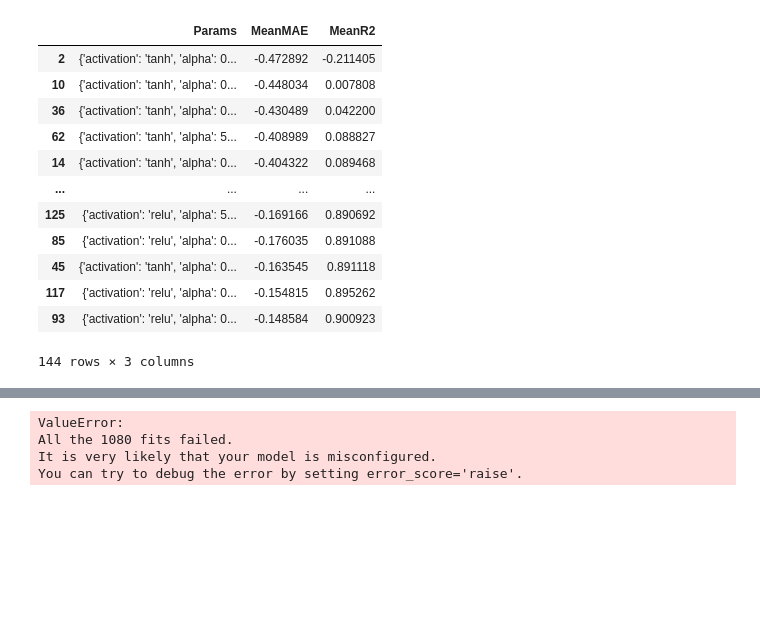
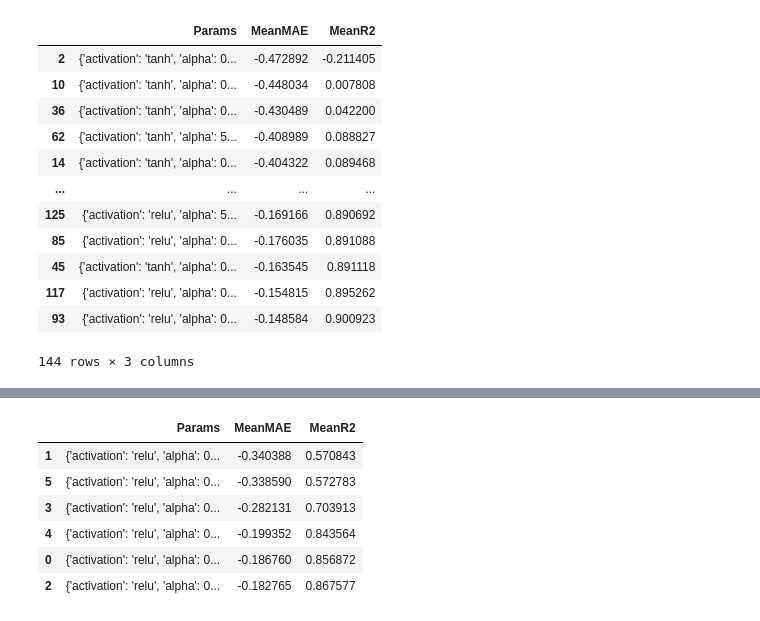
Before and after one commit to ymb287/dsf_project, a Jupyter notebook: neural_networks_scikit-learn.ipynb, the cells around one changed output, grey strips where cells are left out. Drawn from its saved outputs; the diff is of its cells as text; code cells hidden in the pictures; blank space fills up the shorter version.

```diff
--- a/neural_networks_scikit-learn.ipynb
+++ b/neural_networks_scikit-learn.ipynb
@@ -433,3 +433,21 @@ results
 | 117 | {'activation': 'relu', 'alpha': 0... | -0.154815 | 0.895262 |
 | 93 | {'activation': 'relu', 'alpha': 0... | -0.148584 | 0.900923 |
 144 rows × 3 columns
+# %%
+# modelling the MLPRegressor with best parameters
+# importing the data and splitting it to work with
+# important!! use index_col=0 to read df otherwise pca starts at col 58
+ped = pd.read_csv("data_clean_with_dummies.csv", index_col=0)
+
+# beginning of the code, so everyone has the same
+np.random.seed(1) # Set the random seed for reproduceability
+
+# Define a new X with the squared feature k = 0.99, 57+46
+X = np.array(ped[ped.columns[57:103]])
+
+# Output to predict
+y = ped["pedestrians count"]
+
+# Split the dataset into train and test sets
+Xtrain, Xtest, ytrain, ytest = train_test_split(
+    X, y, test_size=0.3, random_state=72)
@@ -441,41 +513,44 @@ scaler.fit(X)
 X = scaler.transform(X)
 
 # scale the y different because we can't use standardscaler to a 1d array
 mu, sigma = y.mean(), y.std() # We will use this to scale back to original values!
 y = (y - mu) / sigma
 
 scorers = ["r2", "neg_mean_absolute_error"]
 
 parameters= {
-    "hidden_layer_sizes": [(32, 64, 32), (64, 128, 64), (32, 64, 128, 64, 32)],
-    "activation": ["relu" "tanh"],
-    "solver": ["sgd", "adam"],
-    "alpha": [0.0001, 0.0005, 0.00005],
+    "hidden_layer_sizes": [(32, 64, 32), (100,)],
+    "activation": ["relu"],
+    "solver": ["adam"],
+    "alpha": [0.0001],
+    "learning_rate_init" : [0.001],
     "batch_size" : [16, 32, 64],
-    "learning_rate_init" : [0.001, 0.01],
-    "max_iter": [1000, 2000]
+    "max_iter" : [1000]
 }
 
 model1 = GridSearchCV(MLPRegressor(), parameters, cv=5, scoring=scorers, refit=False)
 model1.fit(X, y)
 
 results = pd.DataFrame()
 params = model1.cv_results_["params"]
 
 maes = model1.cv_results_["mean_test_neg_mean_absolute_error"]
 r2s = model1.cv_results_["mean_test_r2"]
 
 results["Params"] = pd.Series(params)
 results["MeanMAE"] = pd.Series(maes)
 results["MeanR2"] = pd.Series(r2s)
 
 results.sort_values("MeanR2", inplace=True)
 
-results.to_csv("results_nnet_gs.csv", sep=";", index=False)
+results.to_csv("results_nnet_gs2.csv", sep=";", index=False)
 
 results
 # %% [output]
-ValueError:
-All the 1080 fits failed.
-It is very likely that your model is misconfigured.
-You can try to debug the error by setting error_score='raise'.
+|  | Params | MeanMAE | MeanR2 |
+| 1 | {'activation': 'relu', 'alpha': 0... | -0.340388 | 0.570843 |
+| 5 | {'activation': 'relu', 'alpha': 0... | -0.338590 | 0.572783 |
+| 3 | {'activation': 'relu', 'alpha': 0... | -0.282131 | 0.703913 |
+| 4 | {'activation': 'relu', 'alpha': 0... | -0.199352 | 0.843564 |
+| 0 | {'activation': 'relu', 'alpha': 0... | -0.186760 | 0.856872 |
+| 2 | {'activation': 'relu', 'alpha': 0... | -0.182765 | 0.867577 |
```
Also changed, not shown: parts of 4 cells of this notebook, 1 other file.
